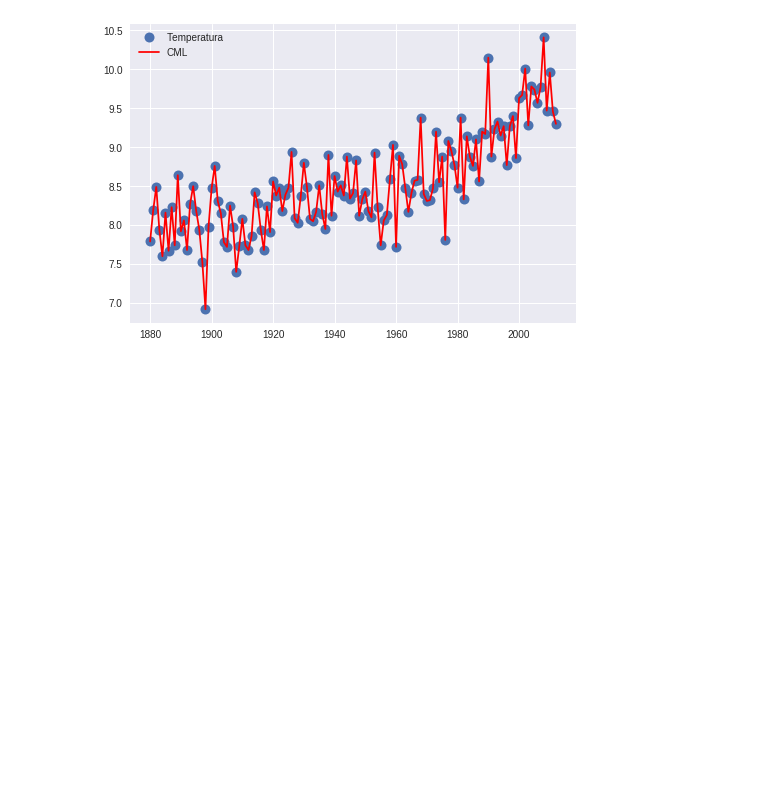
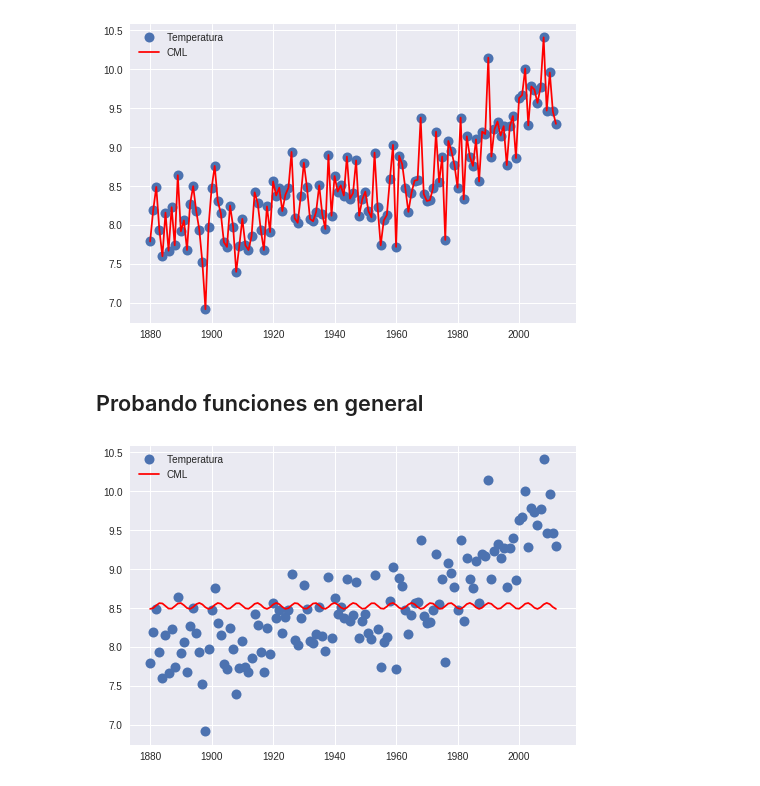
Before and after one commit to smcsicardi/metnum-tp3, a Jupyter notebook: world temperature least squares.ipynb, the cells around one changed output. Drawn from its saved outputs; the diff is of its cells as text; code cells hidden in the pictures; blank space fills up the shorter version.

```diff
--- a/world temperature least squares.ipynb
+++ b/world temperature least squares.ipynb
@@ -61,20 +62,20 @@ plt.show()
 ## f(x) con grado harcodeado
 # %%
 grado = 93
-fechasTodas = []
+funciones = []
 for i in range(grado,-1,-1):
     a = [f**i for f in fechas]
-    fechasTodas.append(a)
+    funciones.append(a)
 
-A = np.vstack([f for f in fechasTodas]).T
+A = np.vstack([f for f in funciones]).T
 w = np.linalg.lstsq(A, temp)[0]
 
 ##Este vendria a ser el Y de CML
 funcionCML = []
 for i in range(len(fechas)):
     val = 0
-    for j in range(len(fechasTodas)):
-        val = val + w[j]*fechasTodas[j][i]
+    for j in range(len(funciones)):
+        val = val + w[j]*funciones[j][i]
     funcionCML.append(val)
 
 plt.plot(fechas, temp, 'o', label='Temperatura', markersize=10)
@@ -98,3 +105,29 @@ plt.legend()
 plt.show()
 # %% [output]
 [figure]
+# %% [markdown]
+## Probando funciones en general
+# %%
+funciones = []
+funciones.append([sin(f) for f in fechas])
+funciones.append(np.ones(len(fechas)))
+#funciones.append([cos(f)**9 for f in fechas])
+#funciones.append([f**3 for f in fechas])
+
+A = np.vstack([f for f in funciones]).T
+w = np.linalg.lstsq(A, temp)[0]
+
+##Este vendria a ser el Y de CML
+funcionCML = []
+for i in range(len(fechas)):
+    val = 0
+    for j in range(len(funciones)):
+        val = val + w[j]*funciones[j][i]
+    funcionCML.append(val)
+
+plt.plot(fechas, temp, 'o', label='Temperatura', markersize=10)
+plt.plot(fechas, funcionCML, 'r', label='CML')
+plt.legend()
+plt.show()
+# %% [output]
+[figure, added]
```
Also changed, not shown: parts of 4 cells of this notebook.
